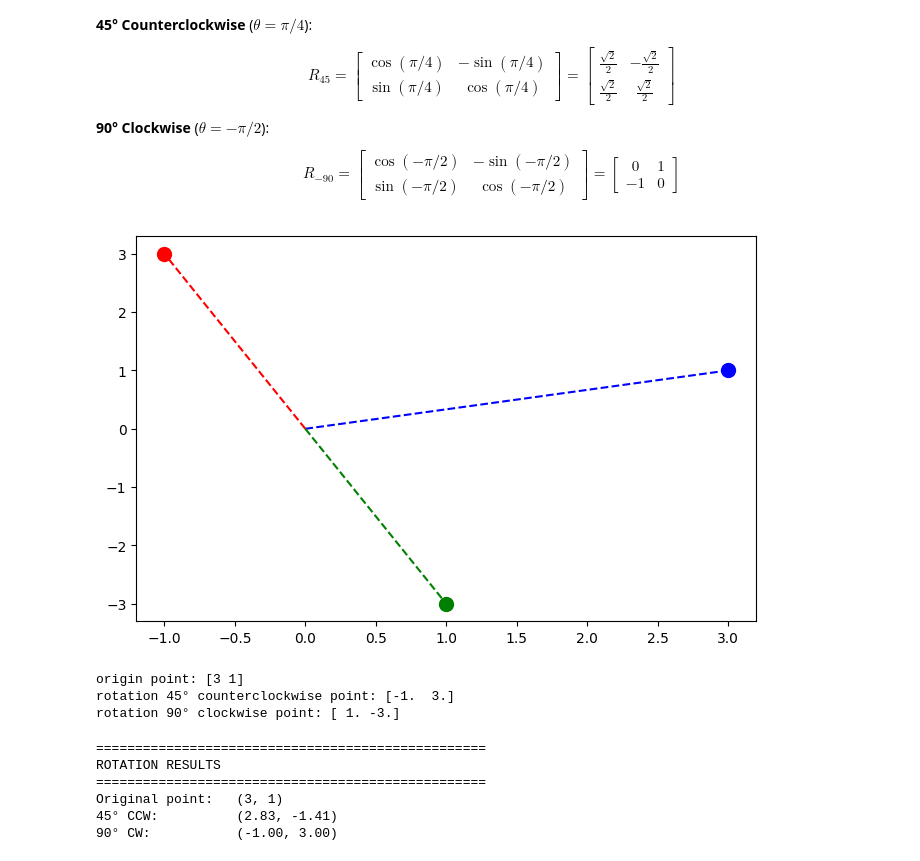
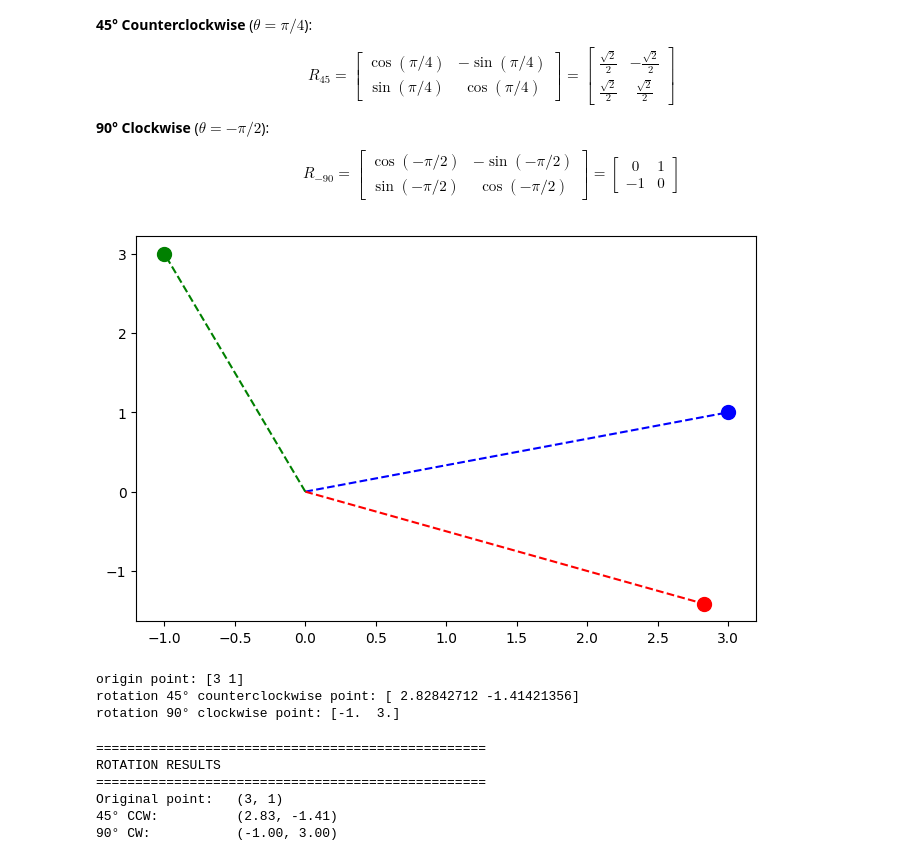
Before and after one commit to r-tavakoli/ai-ml-exercises, a Jupyter notebook: linear_algebra/016_rotate.ipynb, the cells around one changed output. Cells and saved outputs as stored; diff of their text form; code cells hidden in the pictures.

```diff
--- a/linear_algebra/016_rotate.ipynb
+++ b/linear_algebra/016_rotate.ipynb
@@ -36,38 +36,38 @@ def rotate(point, theta_deg):
                  [sine, cosine]])
 
     return point@R
 
 # rotate 45
 p_rotated_45 = rotate(p, 45)
 
 # rotate 90
-p_rotated_45 = rotate(p, -90)
+p_rotated_90 = rotate(p, -90)
 
 
 # plot
 plt.figure(figsize=(8, 5))
 # p origin
 plt.plot(p[0], p[1], markersize=10, color='blue', marker='o')
 plt.plot([0, p[0]], [0, p[1]], color='blue', linestyle='--')
 
 # p 45 rotation
 plt.plot(p_rotated_45[0], p_rotated_45[1], markersize=10, color='red', marker='o')
 plt.plot([0, p_rotated_45[0]], [0, p_rotated_45[1]], color='red', linestyle='--')
 
 # p 90 rotation
 plt.plot(p_rotated_90[0], p_rotated_90[1], markersize=10, color='green', marker='o')
 plt.plot([0, p_rotated_90[0]], [0, p_rotated_90[1]], color='green', linestyle='--')
 plt.show()
 
 # result
 print(f'origin point: {p}')
 print(f'rotation 45° counterclockwise point: {p_rotated_45}')
 print(f'rotation 90° clockwise point: {p_rotated_90}')
 # %% [output]
-[figure, old version]
+[figure, new version]
 origin point: [3 1]
-rotation 45° counterclockwise point: [-1.  3.]
-rotation 90° clockwise point: [ 1. -3.]
+rotation 45° counterclockwise point: [ 2.82842712 -1.41421356]
+rotation 90° clockwise point: [-1.  3.]
 # %%
 # original point
 p = np.array([3, 1])
```
